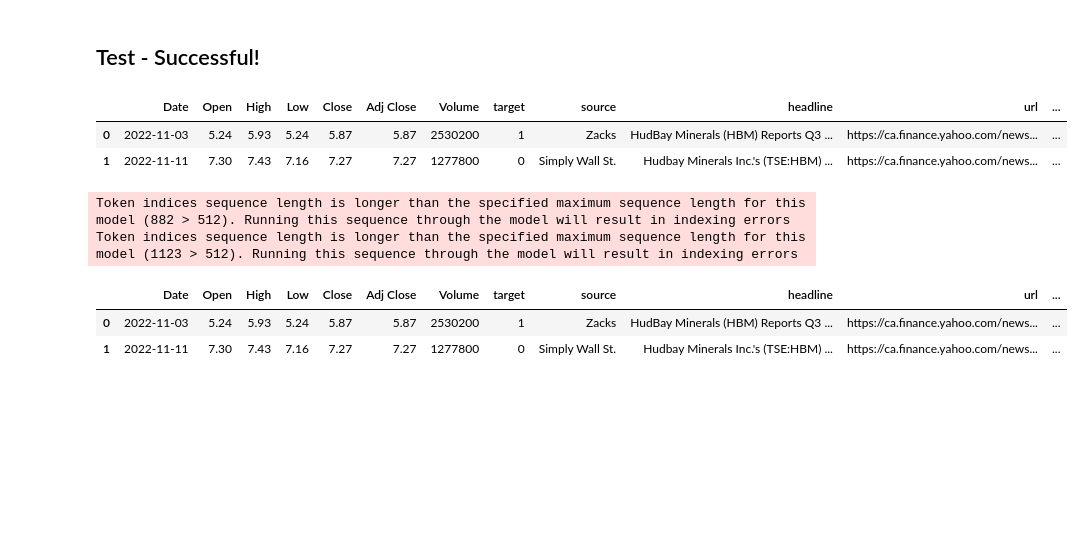
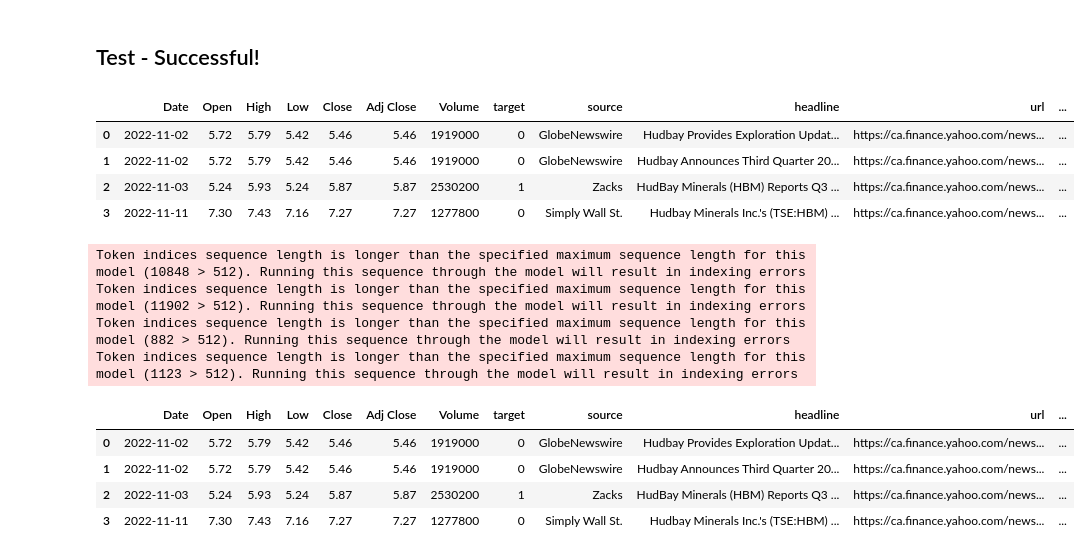
Before and after one commit to jrilkoff/finalProject, a Jupyter notebook: src/bs.ipynb, the cells around one changed output. Drawn from its saved outputs; the diff is of its cells as text; code cells hidden in the pictures; blank space fills up the shorter version.

```diff
--- a/src/bs.ipynb
+++ b/src/bs.ipynb
@@ -196,32 +189,38 @@ df_new
 import ws_yahoo as wsy
 import finbert as fb
 # %%
-ticker = 'HBM.TO'
+ticker = 'HBM' #.TO
 start = '2021-01-01'
 end = '2022-11-25'
 
 df = wsy.dataframe_price_sentiment(
     ticker,
     start,
     end
 )
 
 df
 # %% [output]
 |  | Date | Open | High | Low | Close | Adj Close | Volume | target | source | headline | url | ... |
-| 0 | 2022-11-03 | 5.24 | 5.93 | 5.24 | 5.87 | 5.87 | 2530200 | 1 | Zacks | HudBay Minerals (HBM) Reports Q3 ... | https://ca.finance.yahoo.com/news... | ... |
-| 1 | 2022-11-11 | 7.30 | 7.43 | 7.16 | 7.27 | 7.27 | 1277800 | 0 | Simply Wall St. | Hudbay Minerals Inc.'s (TSE:HBM) ... | https://ca.finance.yahoo.com/news... | ... |
+| 0 | 2022-11-02 | 5.72 | 5.79 | 5.42 | 5.46 | 5.46 | 1919000 | 0 | GlobeNewswire | Hudbay Provides Exploration Updat... | https://ca.finance.yahoo.com/news... | ... |
+| 1 | 2022-11-02 | 5.72 | 5.79 | 5.42 | 5.46 | 5.46 | 1919000 | 0 | GlobeNewswire | Hudbay Announces Third Quarter 20... | https://ca.finance.yahoo.com/news... | ... |
+| 2 | 2022-11-03 | 5.24 | 5.93 | 5.24 | 5.87 | 5.87 | 2530200 | 1 | Zacks | HudBay Minerals (HBM) Reports Q3 ... | https://ca.finance.yahoo.com/news... | ... |
+| 3 | 2022-11-11 | 7.30 | 7.43 | 7.16 | 7.27 | 7.27 | 1277800 | 0 | Simply Wall St. | Hudbay Minerals Inc.'s (TSE:HBM) ... | https://ca.finance.yahoo.com/news... | ... |
 # %%
 df_final = fb.sentiment_poster(df)
 # %% [output]
+Token indices sequence length is longer than the specified maximum sequence length for this model (10848 > 512). Running this sequence through the model will result in indexing errors
+Token indices sequence length is longer than the specified maximum sequence length for this model (11902 > 512). Running this sequence through the model will result in indexing errors
 Token indices sequence length is longer than the specified maximum sequence length for this model (882 > 512). Running this sequence through the model will result in indexing errors
 Token indices sequence length is longer than the specified maximum sequence length for this model (1123 > 512). Running this sequence through the model will result in indexing errors
 # %%
 df_final
 # %% [output]
 |  | Date | Open | High | Low | Close | Adj Close | Volume | target | source | headline | url | ... |
-| 0 | 2022-11-03 | 5.24 | 5.93 | 5.24 | 5.87 | 5.87 | 2530200 | 1 | Zacks | HudBay Minerals (HBM) Reports Q3 ... | https://ca.finance.yahoo.com/news... | ... |
-| 1 | 2022-11-11 | 7.30 | 7.43 | 7.16 | 7.27 | 7.27 | 1277800 | 0 | Simply Wall St. | Hudbay Minerals Inc.'s (TSE:HBM) ... | https://ca.finance.yahoo.com/news... | ... |
+| 0 | 2022-11-02 | 5.72 | 5.79 | 5.42 | 5.46 | 5.46 | 1919000 | 0 | GlobeNewswire | Hudbay Provides Exploration Updat... | https://ca.finance.yahoo.com/news... | ... |
+| 1 | 2022-11-02 | 5.72 | 5.79 | 5.42 | 5.46 | 5.46 | 1919000 | 0 | GlobeNewswire | Hudbay Announces Third Quarter 20... | https://ca.finance.yahoo.com/news... | ... |
+| 2 | 2022-11-03 | 5.24 | 5.93 | 5.24 | 5.87 | 5.87 | 2530200 | 1 | Zacks | HudBay Minerals (HBM) Reports Q3 ... | https://ca.finance.yahoo.com/news... | ... |
+| 3 | 2022-11-11 | 7.30 | 7.43 | 7.16 | 7.27 | 7.27 | 1277800 | 0 | Simply Wall St. | Hudbay Minerals Inc.'s (TSE:HBM) ... | https://ca.finance.yahoo.com/news... | ... |
 # %%
 def fv_get_page(ticker):
     """Download a webpage and return a beautiful soup doc"""
```
Also changed, not shown: parts of 22 cells of this notebook, 1 other file.
